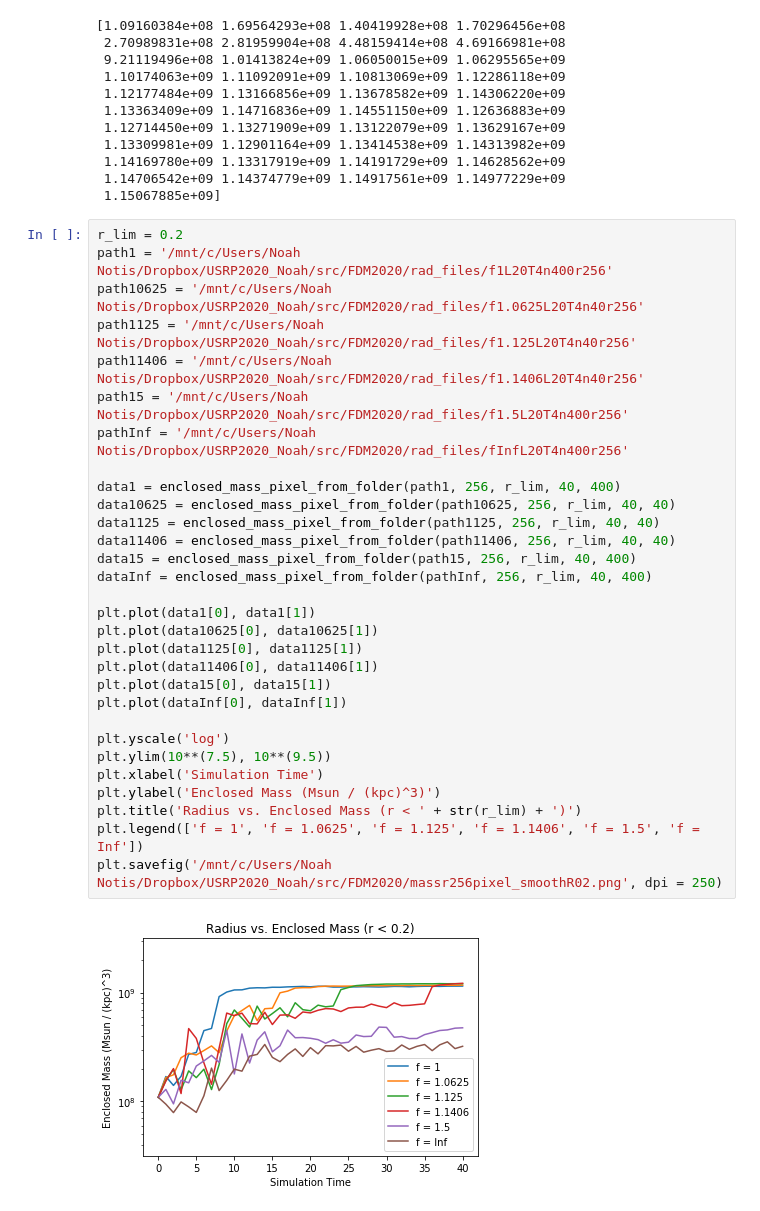
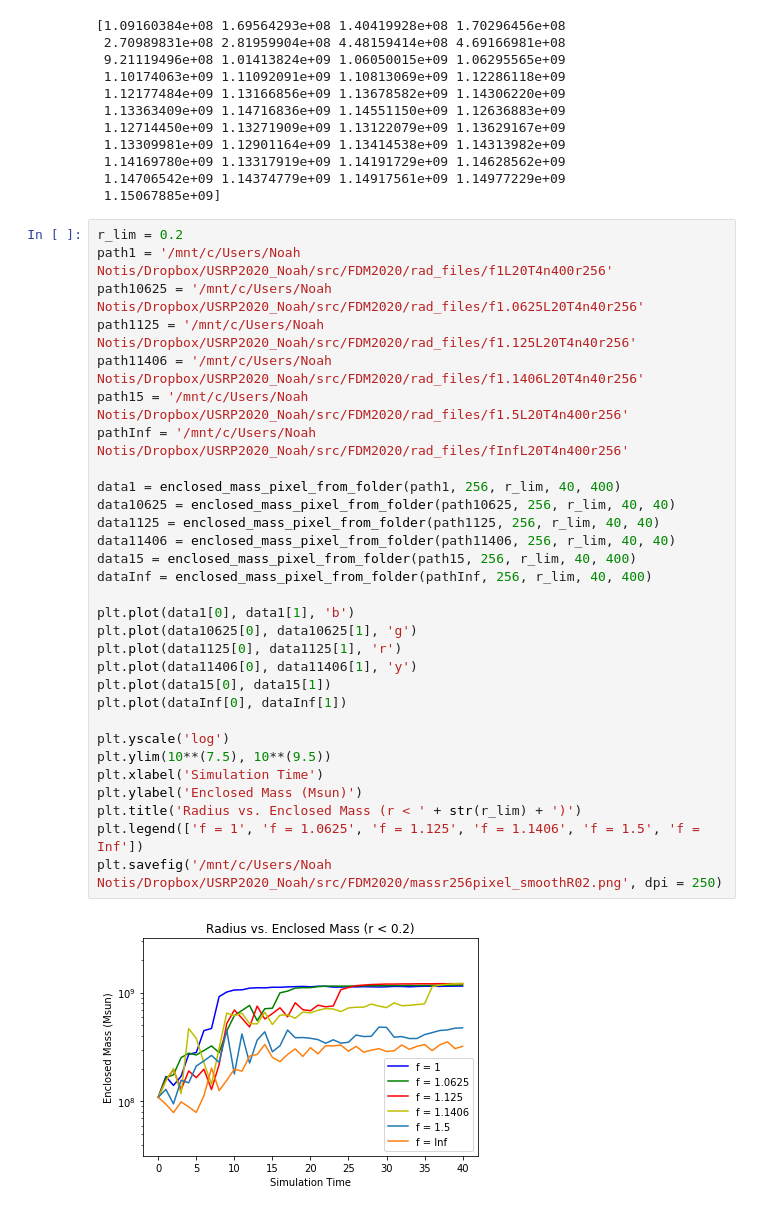
Before and after one commit to mnotis/FDM2020, a Jupyter notebook: Enclosed Mass 2.0.ipynb, the cells around one changed output. Drawn from its saved outputs; the diff is of its cells as text.

```diff
--- a/Enclosed Mass 2.0.ipynb
+++ b/Enclosed Mass 2.0.ipynb
@@ -485,32 +485,32 @@ print(data1[1])
 # %%
 r_lim = 0.2
 path1 = '/mnt/c/Users/Noah Notis/Dropbox/USRP2020_Noah/src/FDM2020/rad_files/f1L20T4n400r256'
 path10625 = '/mnt/c/Users/Noah Notis/Dropbox/USRP2020_Noah/src/FDM2020/rad_files/f1.0625L20T4n40r256'
 path1125 = '/mnt/c/Users/Noah Notis/Dropbox/USRP2020_Noah/src/FDM2020/rad_files/f1.125L20T4n40r256'
 path11406 = '/mnt/c/Users/Noah Notis/Dropbox/USRP2020_Noah/src/FDM2020/rad_files/f1.1406L20T4n40r256'
 path15 = '/mnt/c/Users/Noah Notis/Dropbox/USRP2020_Noah/src/FDM2020/rad_files/f1.5L20T4n400r256'
 pathInf = '/mnt/c/Users/Noah Notis/Dropbox/USRP2020_Noah/src/FDM2020/rad_files/fInfL20T4n400r256'
 
 data1 = enclosed_mass_pixel_from_folder(path1, 256, r_lim, 40, 400)
 data10625 = enclosed_mass_pixel_from_folder(path10625, 256, r_lim, 40, 40)
 data1125 = enclosed_mass_pixel_from_folder(path1125, 256, r_lim, 40, 40)
 data11406 = enclosed_mass_pixel_from_folder(path11406, 256, r_lim, 40, 40)
 data15 = enclosed_mass_pixel_from_folder(path15, 256, r_lim, 40, 400)
 dataInf = enclosed_mass_pixel_from_folder(pathInf, 256, r_lim, 40, 400)
 
-plt.plot(data1[0], data1[1])
-plt.plot(data10625[0], data10625[1])
-plt.plot(data1125[0], data1125[1])
-plt.plot(data11406[0], data11406[1])
+plt.plot(data1[0], data1[1], 'b')
+plt.plot(data10625[0], data10625[1], 'g')
+plt.plot(data1125[0], data1125[1], 'r')
+plt.plot(data11406[0], data11406[1], 'y')
 plt.plot(data15[0], data15[1])
 plt.plot(dataInf[0], dataInf[1])
 
 plt.yscale('log')
 plt.ylim(10**(7.5), 10**(9.5))
 plt.xlabel('Simulation Time')
-plt.ylabel('Enclosed Mass (Msun / (kpc)^3)')
+plt.ylabel('Enclosed Mass (Msun)')
 plt.title('Radius vs. Enclosed Mass (r < ' + str(r_lim) + ')')
 plt.legend(['f = 1', 'f = 1.0625', 'f = 1.125', 'f = 1.1406', 'f = 1.5', 'f = Inf'])
 plt.savefig('/mnt/c/Users/Noah Notis/Dropbox/USRP2020_Noah/src/FDM2020/massr256pixel_smoothR02.png', dpi = 250)
 # %% [output]
-[figure, old version]
+[figure, new version]
```
Also changed, not shown: parts of 3 cells of this notebook, 10 other files.
